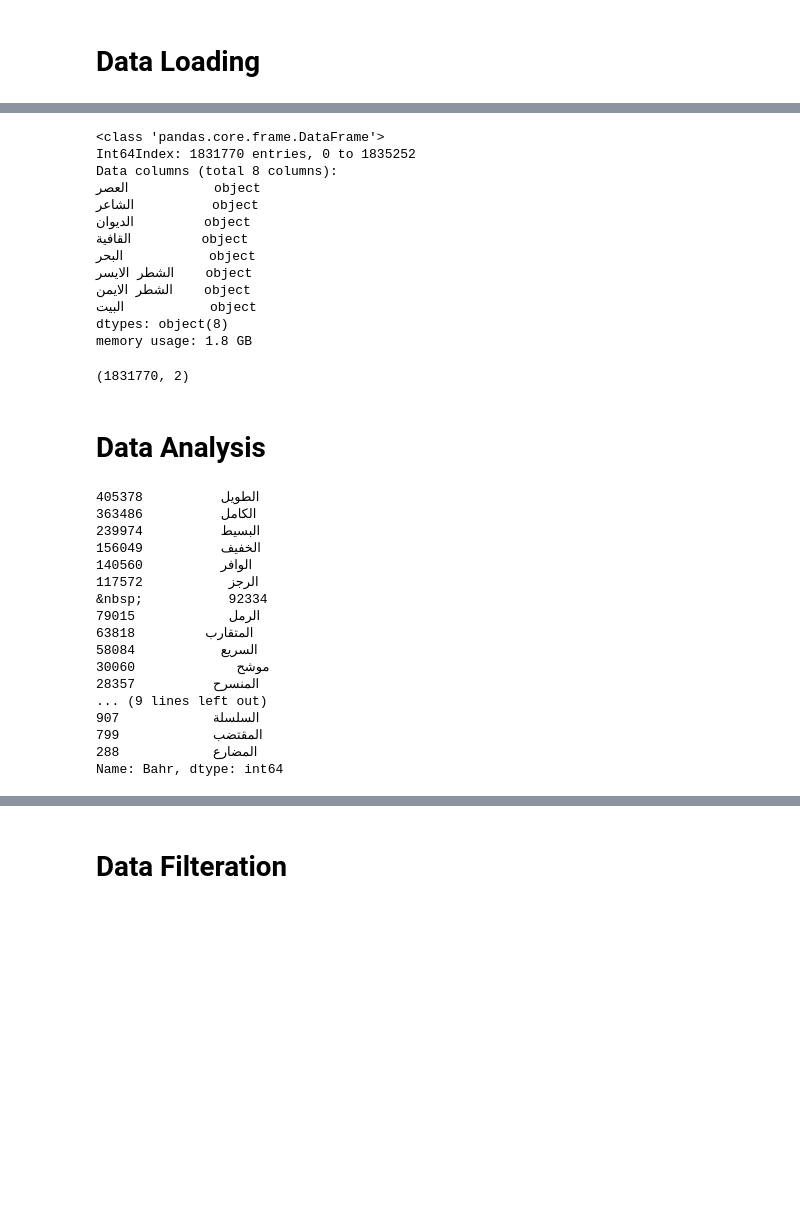
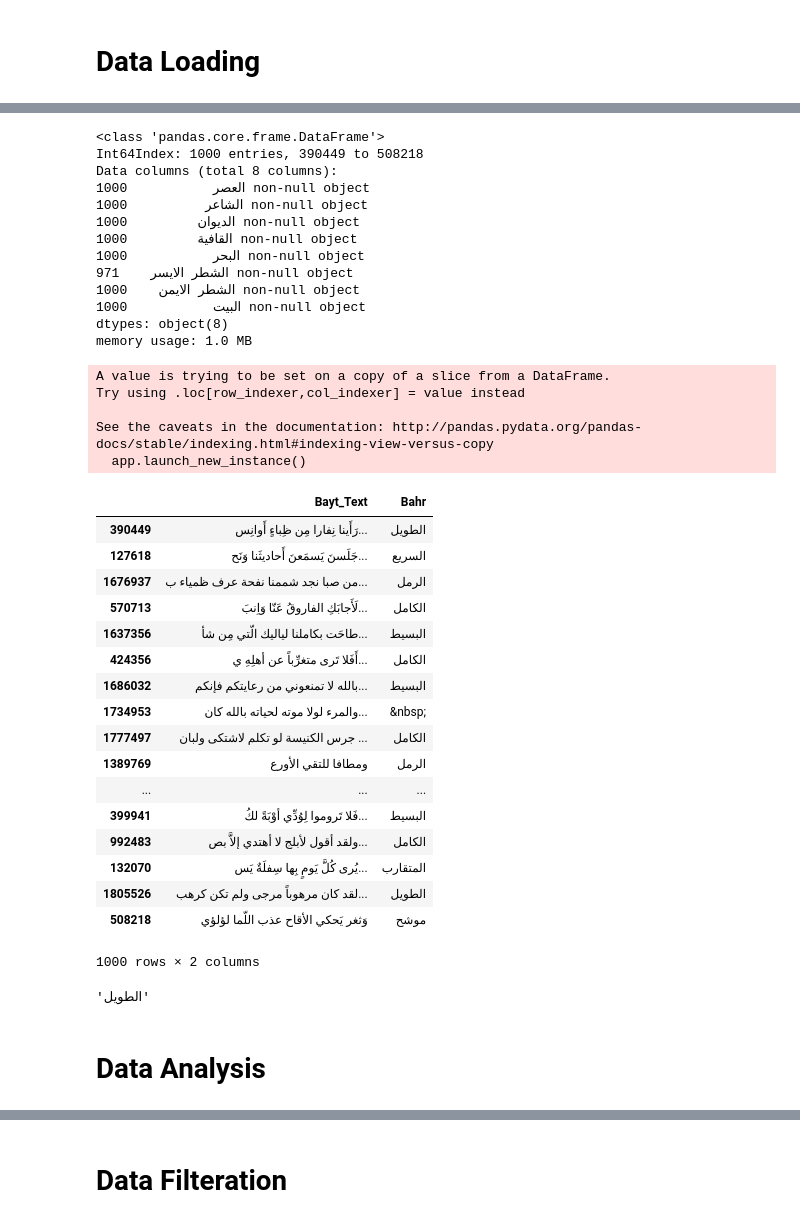
Before and after one commit to hci-lab/LearningMetersPoems, a Jupyter notebook: Arabic_Poetry_RNN/src/Load_and_Encode.ipynb, the cells around one changed output, grey strips where cells are left out. Cells and saved outputs as stored; diff of their text form; code cells hidden in the pictures; blank space fills up the shorter version.

```diff
--- a/Arabic_Poetry_RNN/src/Load_and_Encode.ipynb
+++ b/Arabic_Poetry_RNN/src/Load_and_Encode.ipynb
@@ -38,51 +64,63 @@ Paths created
 # %%
-input_data = pd.read_csv(input_data_path, index_col=0)
+#input_data = pd.read_csv(input_data_path, index_col=0)
+
+# TAHA
+#input_data = sample
+
 input_data.info(memory_usage='deep')
 bahr = 'Bahr'
 bayt = 'Bayt_Text'
 #input_data  = input_data[[bayt, bahr]]
 bahr = 'البحر'
 bayt = 'البيت'
 input_data  = input_data[[bayt, bahr]]
 input_data.columns = ['Bayt_Text','Bahr']
 our_alphabets = "".join(arabic.alphabet) + "".join(arabic.tashkeel)+" "
 our_alphabets = "".join(our_alphabets)
 input_data['Bayt_Text'] = input_data['Bayt_Text'].apply(lambda x: re.sub(r'[^'+our_alphabets+']','',str(x))).apply(lambda x: re.sub(r'  *'," ",x)).apply(lambda x: re.sub(r'ّ+', 'ّ', x)).apply(lambda x: x.strip())
-input_data.shape
+input_data
 # %% [output]
 <class 'pandas.core.frame.DataFrame'>
-Int64Index: 1831770 entries, 0 to 1835252
+Int64Index: 1000 entries, 390449 to 508218
 Data columns (total 8 columns):
-العصر           object
-الشاعر          object
-الديوان         object
-القافية         object
-البحر           object
-الشطر الايسر    object
-الشطر الايمن    object
-البيت           object
+العصر           1000 non-null object
+الشاعر          1000 non-null object
+الديوان         1000 non-null object
+القافية         1000 non-null object
+البحر           1000 non-null object
+الشطر الايسر    971 non-null object
+الشطر الايمن    1000 non-null object
+البيت           1000 non-null object
 dtypes: object(8)
-memory usage: 1.8 GB
+memory usage: 1.0 MB
-(1831770, 2)
+A value is trying to be set on a copy of a slice from a DataFrame.
+Try using .loc[row_indexer,col_indexer] = value instead
+
+See the caveats in the documentation: http://pandas.pydata.org/pandas-docs/stable/indexing.html#indexing-view-versus-copy
+  app.launch_new_instance()
+|  | Bayt_Text | Bahr |
+| 390449 | رَأَينا نِفارا مِن ظِباءٍ أَوانِس... | الطويل |
+| 127618 | جَلَسنَ يَسمَعنَ أَحاديثَنا وَنَح... | السريع |
+| 1676937 | من صبا نجد شممنا نفحة عرف ظمياء ب... | الرمل |
+| 570713 | لَأَجابَكِ الفاروقُ عَنّا وَاِنبَ... | الكامل |
+| 1637356 | طاحَت بكاملنا لياليك الّتي مِن شأ... | البسيط |
+| 424356 | أَفَلا تَرى متغرِّباً عن أهلِهِ ي... | الكامل |
+| 1686032 | بالله لا تمنعوني من رعايتكم فإنكم... | البسيط |
+| 1734953 | والمرء لولا موته لحياته بالله كان... | &nbsp; |
+| 1777497 | جرس الكنيسة لو تكلم لاشتكى ولبان ... | الكامل |
+| 1389769 | ومطافا للتقي الأورع | الرمل |
+| ... | ... | ... |
+| 399941 | فَلا تَروموا لِوُدِّي أوْبَةً لكُ... | البسيط |
+| 992483 | ولقد أقول لأبلج لا أهتدي إلاَّ بص... | الكامل |
+| 132070 | يُرى كُلَّ يَومٍ بِها سِفلَةٌ يَس... | المتقارب |
+| 1805526 | لقد كان مرهوباً مرجى ولم تكن كرهب... | الطويل |
+| 508218 | وَثغر يَحكي الأقاح عذب اللّما لؤلؤي | موشح |
+1000 rows × 2 columns
+# %%
+# Taha: first class of the first observation
+row_first_observation_class = input_data.iloc[0][1]
+row_first_observation_class
+# %% [output]
+'الطويل'
 # %% [markdown]
 # Data Analysis
-# %%
-input_data.iloc[:, 1].value_counts()
-# %% [output]
-الطويل          405378
-الكامل          363486
-البسيط          239974
-الخفيف          156049
-الوافر          140560
-الرجز           117572
-&nbsp;           92334
-الرمل            79015
-المتقارب         63818
-السريع           58084
-موشح             30060
-المنسرح          28357
-... (9 lines left out)
-السلسلة            907
-المقتضب            799
-المضارع            288
-Name: Bahr, dtype: int64
```
Also changed, not shown: parts of 15 cells of this notebook.
